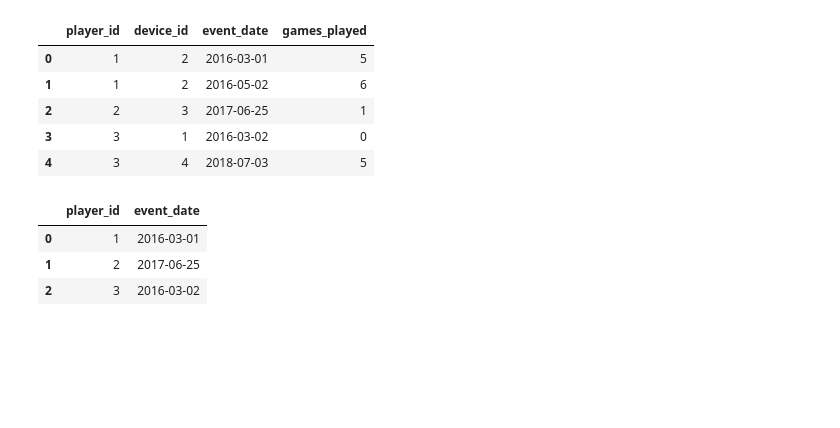
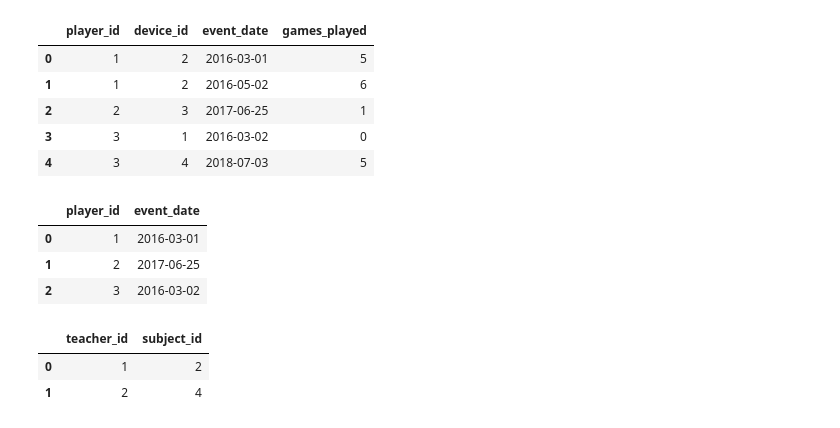
Before and after one commit to jjoseph-anderson/Data_Structures_and_Algorithms, a Jupyter notebook: Rough_Work.ipynb, the cells around one changed output. Cells and saved outputs as stored; diff of their text form; code cells hidden in the pictures; blank space fills up the shorter version.

```diff
--- a/Rough_Work.ipynb
+++ b/Rough_Work.ipynb
@@ -699,3 +699,14 @@ activity.groupby(by = 'player_id', as_index = False)['event_date'].min()
 | 0 | 1 | 2016-03-01 |
 | 1 | 2 | 2017-06-25 |
 | 2 | 3 | 2016-03-02 |
+# %%
+data = { 'teacher_id': [1, 1, 1, 2, 2, 2, 2],
+         'subject_id': [2, 2, 3, 1, 2, 3, 4],
+         'dept_id': [3, 4, 3, 1, 1, 1, 1] }
+teacher = pd.DataFrame(data)
+# %%
+teacher.groupby(by = 'teacher_id', as_index = False)['subject_id'].nunique()
+# %% [output]
+|  | teacher_id | subject_id |
+| 0 | 1 | 2 |
+| 1 | 2 | 4 |
```
Also changed, not shown: 1 other file.
